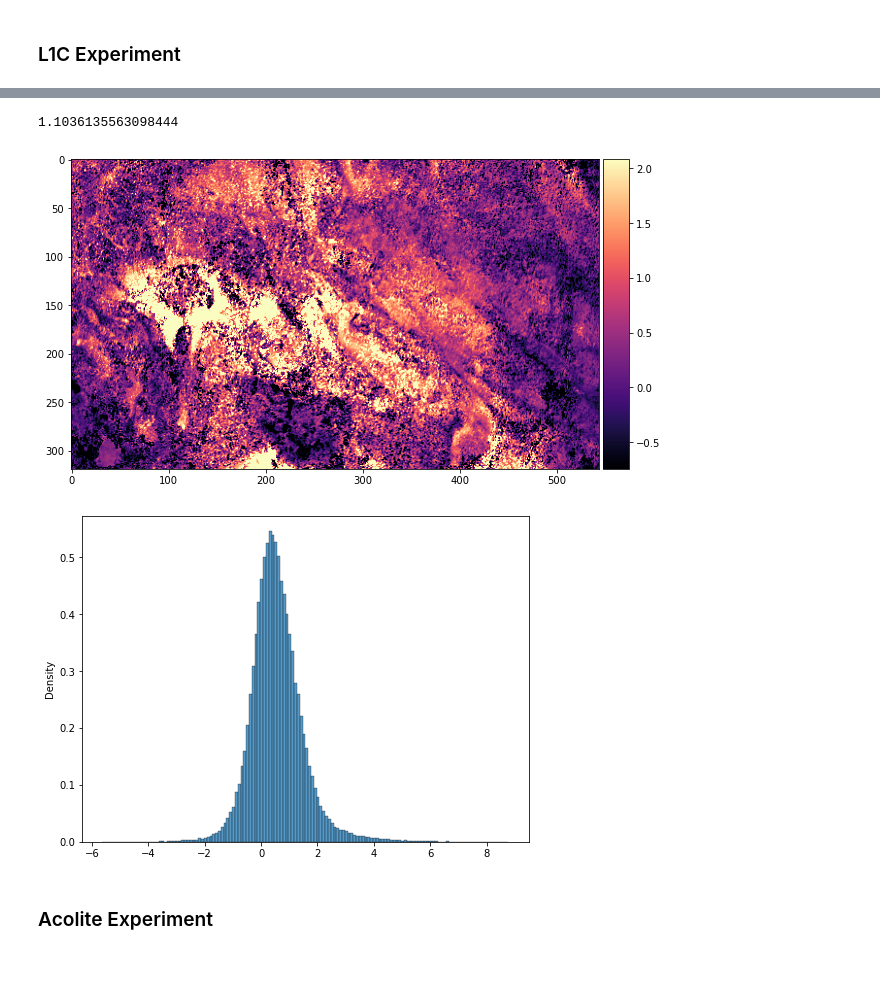
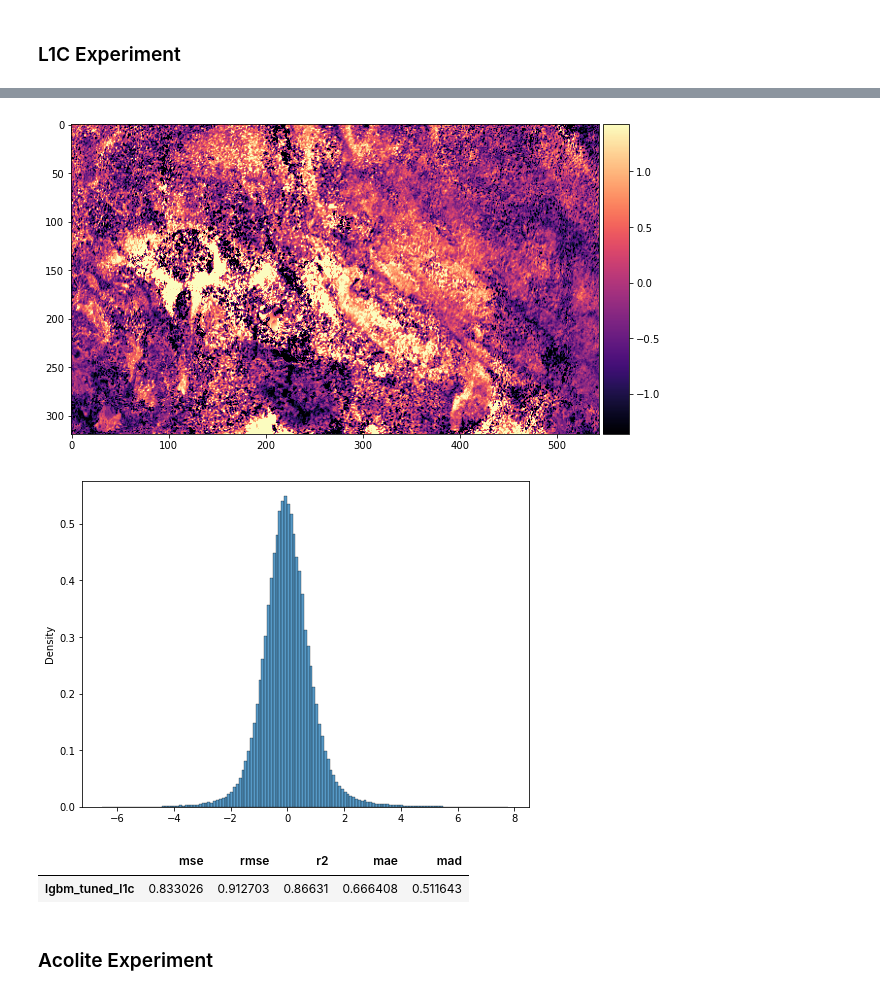
Before and after one commit to WalternativE/evaluation-preprocessing-methods-sentinel2-ml-based-bathymetry-estimation, a Jupyter notebook: notebooks/10__lgbm_calibration_puerto_rico.ipynb, the cells around one changed output, grey strips where cells are left out. Drawn from its saved outputs; the diff is of its cells as text; code cells hidden in the pictures; blank space fills up the shorter version.

```diff
--- a/notebooks/10__lgbm_calibration_puerto_rico.ipynb
+++ b/notebooks/10__lgbm_calibration_puerto_rico.ipynb
@@ -115,20 +117,17 @@ plt.show()
 params = {
     'objective': 'regression',
     'metric': 'mean_squared_error',
-    'boosting_type': 'dart',
-    'num_boost_round': 100,
-    'force_col_wise': True,
     'seed': 42,
 }
 
 (train_ds, val_ds) = create_train_val_set(train_test_eop, (FeatureType.DATA, 'L2A_data'))
 
 with io.capture_output() as capture:
-    model = lgb.train(
+    model_l2a = lgb.train(
         params,
         train_ds,
         valid_sets=val_ds,
-        callbacks=[log_evaluation(100)],
+        callbacks=[early_stopping(100), log_evaluation(100)],
         optuna_seed=42,
     )
 
@@ -213,11 +210,11 @@ plt.show()
 (train_ds, val_ds) = create_train_val_set(train_test_eop, (FeatureType.DATA, 'L1C_data'))
 
 with io.capture_output() as capture:
-    model = lgb.train(
+    model_l1c = lgb.train(
         params,
         train_ds,
         valid_sets=val_ds,
-        callbacks=[log_evaluation(100)],
+        callbacks=[log_evaluation(100), early_stopping(100)],
         optuna_seed=42,
     )
 
@@ -243,36 +240,36 @@ write_optuna_capture_to_logs('../optuna_logs', capture)
-# %%
-y_val_hat = model.predict(val_ds.data, num_iteration=model.best_iteration)
-rmse = np.sqrt(mean_squared_error(val_ds.label, y_val_hat))
-rmse
-# %% [output]
-1.1036135563098444
 # %%
 X_all, y_all = get_X_y_for_split(
     train_test_eop,
     split_type=SplitType.All,
     data_feature=(FeatureType.DATA, 'L1C_data'),
     label_feature=(FeatureType.DATA_TIMELESS, 'bathy_data'),
 )
 
-l1c_sdb_estimation_values, l1c_sdb_estimation_map = create_sdb_estimation(train_test_eop, model, X_all)
+l1c_sdb_estimation_values, l1c_sdb_estimation_map = create_sdb_estimation(train_test_eop, model_l1c, X_all)
 
 masked_bathy_data = get_masked_map(
     train_test_eop,
     (FeatureType.DATA_TIMELESS, 'bathy_data'),
     data_mask_feature
 )
 l1c_sdb_errors = l1c_sdb_estimation_map - masked_bathy_data
 eolx.visualization.plot_ndarray_band(l1c_sdb_errors, cmap='magma')
 plt.show()
 # %% [output]
-[figure, old version]
+[figure, new version]
 # %%
 fig, ax = plt.subplots(figsize=(8, 6))
 l1c_sdb_residuals = l1c_sdb_estimation_values - y_all
 sns.histplot(l1c_sdb_residuals, binwidth=0.1, stat='density', ax=ax)
 plt.show()
 # %% [output]
-[figure, old version]
+[figure, new version]
+# %%
+exp_lgbm_l1c = dx.Explainer(model_l1c, val_ds.data, val_ds.label, label='lgbm_tuned_l1c', verbose=False)
+exp_lgbm_l1c.model_performance()
+# %% [output]
+|  | mse | rmse | r2 | mae | mad |
+| lgbm_tuned_l1c | 0.833026 | 0.912703 | 0.86631 | 0.666408 | 0.511643 |
 # %% [markdown]
 ### Acolite Experiment
 # %%
```
Also changed, not shown: parts of 18 cells of this notebook, 1 other file.
